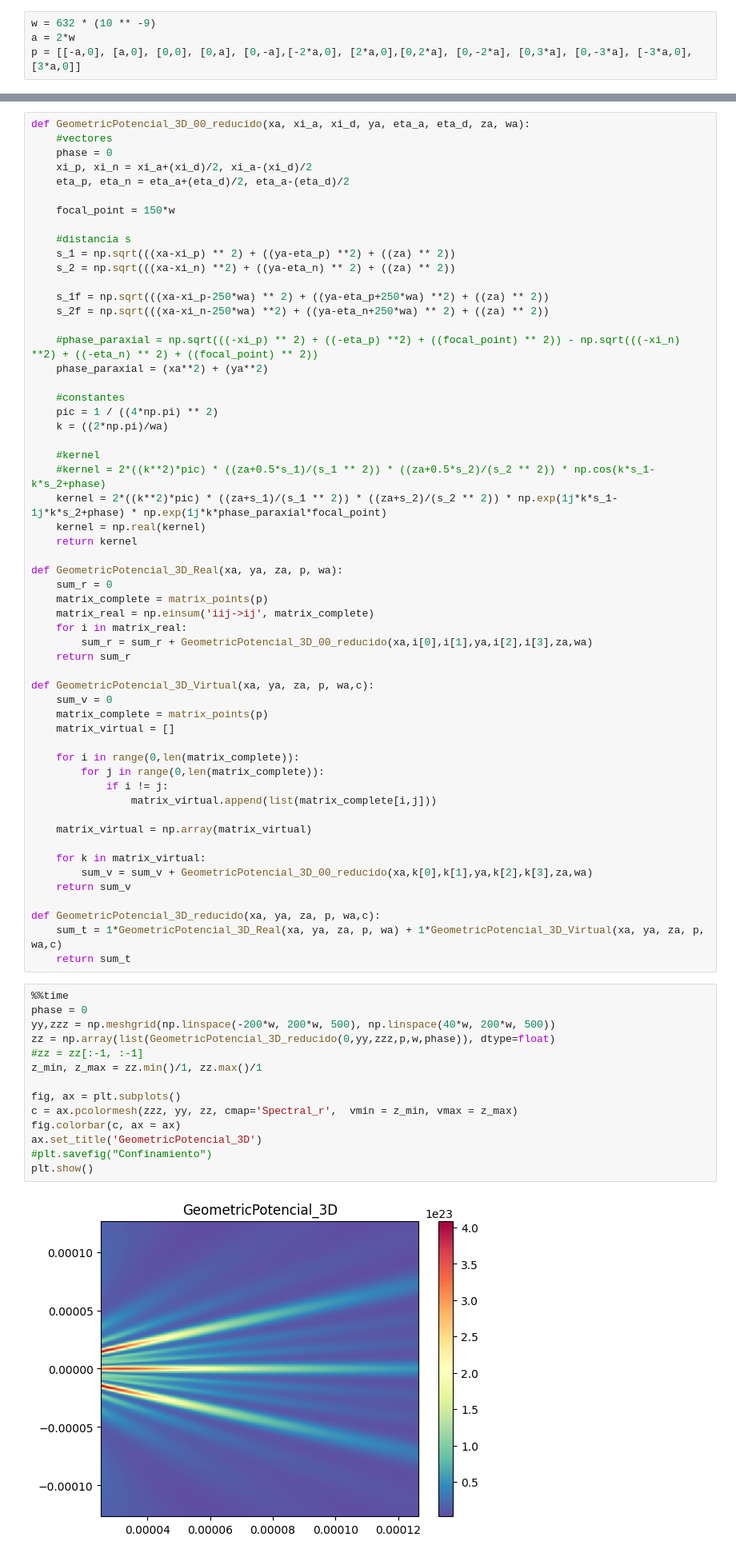
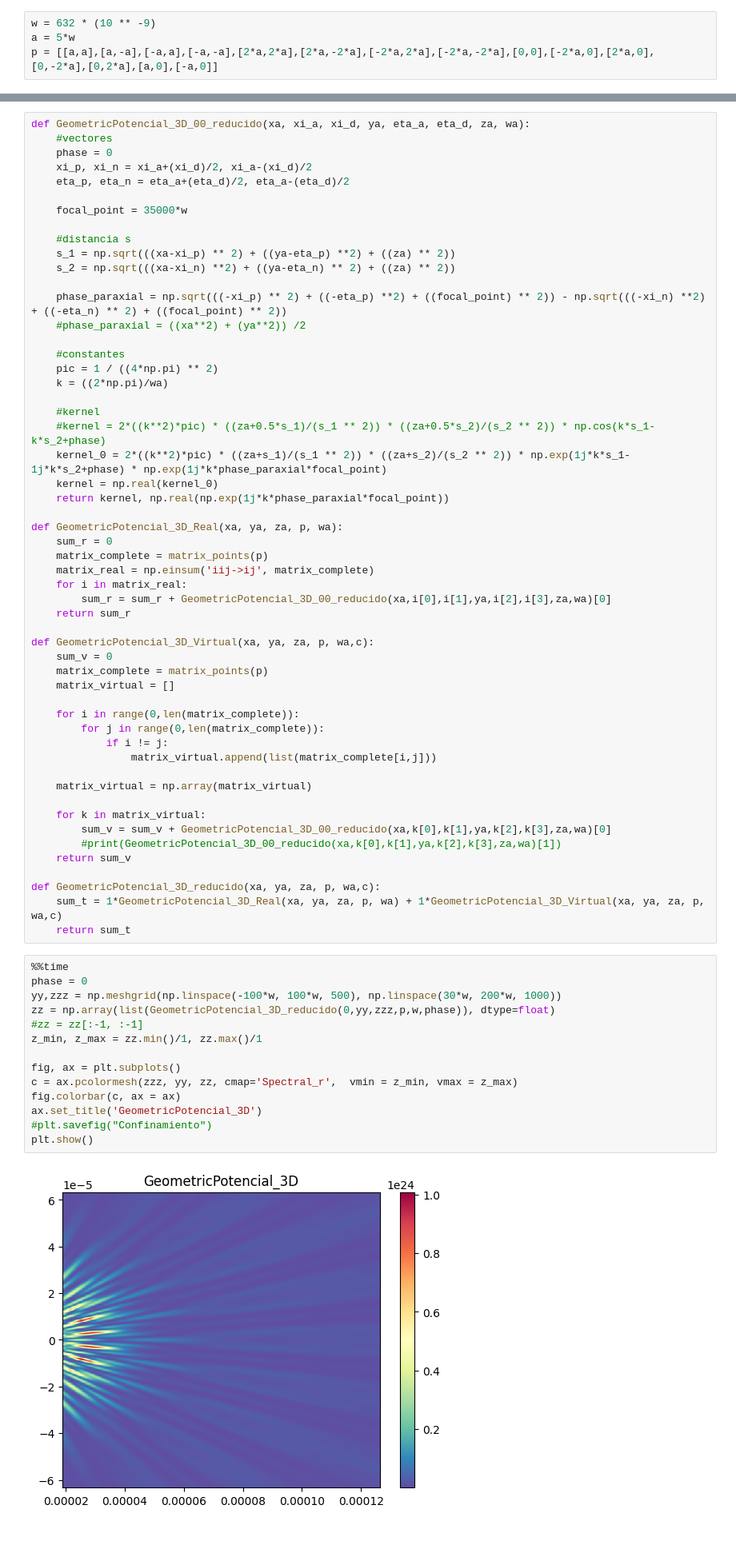
Before and after one commit to rcasalins/thesis_bachelor, a Jupyter notebook: Codigo/Fase paraxial.ipynb, the cells around one changed output, grey strips where cells are left out. Shown at 80% size. Saved outputs shown, nothing was run; the diff lists cells and outputs as text.

```diff
--- a/Codigo/Fase paraxial.ipynb
+++ b/Codigo/Fase paraxial.ipynb
@@ -7,8 +7,8 @@ import seaborn as sns
 import matplotlib.animation as animation
 # %%
 w = 632 * (10 ** -9)
-a = 2*w
-p = [[-a,0], [a,0], [0,0], [0,a], [0,-a],[-2*a,0], [2*a,0],[0,2*a], [0,-2*a], [0,3*a], [0,-3*a], [-3*a,0], [3*a,0]]
+a = 5*w
+p = [[a,a],[a,-a],[-a,a],[-a,-a],[2*a,2*a],[2*a,-2*a],[-2*a,2*a],[-2*a,-2*a],[0,0],[-2*a,0],[2*a,0],[0,-2*a],[0,2*a],[a,0],[-a,0]]
 # %%
 def matrix_points(p):
     #x son los puntos sobre el eje x
@@ -47,17 +47,14 @@ def GeometricPotencial_3D_00_reducido(xa, xi_a, xi_d, ya, eta_a, eta_d, za, wa):
     xi_p, xi_n = xi_a+(xi_d)/2, xi_a-(xi_d)/2
     eta_p, eta_n = eta_a+(eta_d)/2, eta_a-(eta_d)/2
 
-    focal_point = 150*w
+    focal_point = 35000*w
 
     #distancia s
     s_1 = np.sqrt(((xa-xi_p) ** 2) + ((ya-eta_p) **2) + ((za) ** 2))
     s_2 = np.sqrt(((xa-xi_n) **2) + ((ya-eta_n) ** 2) + ((za) ** 2))
 
-    s_1f = np.sqrt(((xa-xi_p-250*wa) ** 2) + ((ya-eta_p+250*wa) **2) + ((za) ** 2))
-    s_2f = np.sqrt(((xa-xi_n-250*wa) **2) + ((ya-eta_n+250*wa) ** 2) + ((za) ** 2))
-
-    #phase_paraxial = np.sqrt(((-xi_p) ** 2) + ((-eta_p) **2) + ((focal_point) ** 2)) - np.sqrt(((-xi_n) **2) + ((-eta_n) ** 2) + ((focal_point) ** 2))
-    phase_paraxial = (xa**2) + (ya**2)
+    phase_paraxial = np.sqrt(((-xi_p) ** 2) + ((-eta_p) **2) + ((focal_point) ** 2)) - np.sqrt(((-xi_n) **2) + ((-eta_n) ** 2) + ((focal_point) ** 2))
+    #phase_paraxial = ((xa**2) + (ya**2)) /2
 
     #constantes
     pic = 1 / ((4*np.pi) ** 2)
@@ -65,16 +62,16 @@ def GeometricPotencial_3D_00_reducido(xa, xi_a, xi_d, ya, eta_a, eta_d, za, wa):
 
     #kernel
     #kernel = 2*((k**2)*pic) * ((za+0.5*s_1)/(s_1 ** 2)) * ((za+0.5*s_2)/(s_2 ** 2)) * np.cos(k*s_1-k*s_2+phase)
-    kernel = 2*((k**2)*pic) * ((za+s_1)/(s_1 ** 2)) * ((za+s_2)/(s_2 ** 2)) * np.exp(1j*k*s_1-1j*k*s_2+phase) * np.exp(1j*k*phase_paraxial*focal_point)
-    kernel = np.real(kernel)
-    return kernel
+    kernel_0 = 2*((k**2)*pic) * ((za+s_1)/(s_1 ** 2)) * ((za+s_2)/(s_2 ** 2)) * np.exp(1j*k*s_1-1j*k*s_2+phase) * np.exp(1j*k*phase_paraxial*focal_point)
+    kernel = np.real(kernel_0)
+    return kernel, np.real(np.exp(1j*k*phase_paraxial*focal_point))
 
 def GeometricPotencial_3D_Real(xa, ya, za, p, wa):
     sum_r = 0
     matrix_complete = matrix_points(p)
     matrix_real = np.einsum('iij->ij', matrix_complete)
     for i in matrix_real:
-        sum_r = sum_r + GeometricPotencial_3D_00_reducido(xa,i[0],i[1],ya,i[2],i[3],za,wa)
+        sum_r = sum_r + GeometricPotencial_3D_00_reducido(xa,i[0],i[1],ya,i[2],i[3],za,wa)[0]
     return sum_r
 
 def GeometricPotencial_3D_Virtual(xa, ya, za, p, wa,c):
@@ -90,7 +87,8 @@ def GeometricPotencial_3D_Virtual(xa, ya, za, p, wa,c):
     matrix_virtual = np.array(matrix_virtual)
 
     for k in matrix_virtual:
-        sum_v = sum_v + GeometricPotencial_3D_00_reducido(xa,k[0],k[1],ya,k[2],k[3],za,wa)
+        sum_v = sum_v + GeometricPotencial_3D_00_reducido(xa,k[0],k[1],ya,k[2],k[3],za,wa)[0]
+        #print(GeometricPotencial_3D_00_reducido(xa,k[0],k[1],ya,k[2],k[3],za,wa)[1])
     return sum_v
 
 def GeometricPotencial_3D_reducido(xa, ya, za, p, wa,c):
@@ -99,16 +97,16 @@ def GeometricPotencial_3D_reducido(xa, ya, za, p, wa,c):
 # %%
 %%time
 phase = 0
-yy,zzz = np.meshgrid(np.linspace(-200*w, 200*w, 500), np.linspace(40*w, 200*w, 500))
+yy,zzz = np.meshgrid(np.linspace(-100*w, 100*w, 500), np.linspace(30*w, 200*w, 1000))
 zz = np.array(list(GeometricPotencial_3D_reducido(0,yy,zzz,p,w,phase)), dtype=float)
 #zz = zz[:-1, :-1]
 z_min, z_max = zz.min()/1, zz.max()/1
 
 fig, ax = plt.subplots()
 c = ax.pcolormesh(zzz, yy, zz, cmap='Spectral_r',  vmin = z_min, vmax = z_max)
 fig.colorbar(c, ax = ax)
 ax.set_title('GeometricPotencial_3D')
 #plt.savefig("Confinamiento")
 plt.show()
 # %% [output]
-[figure, old version]
+[figure, new version]
```
Also changed, not shown: parts of 3 cells of this notebook, 1 other file.
